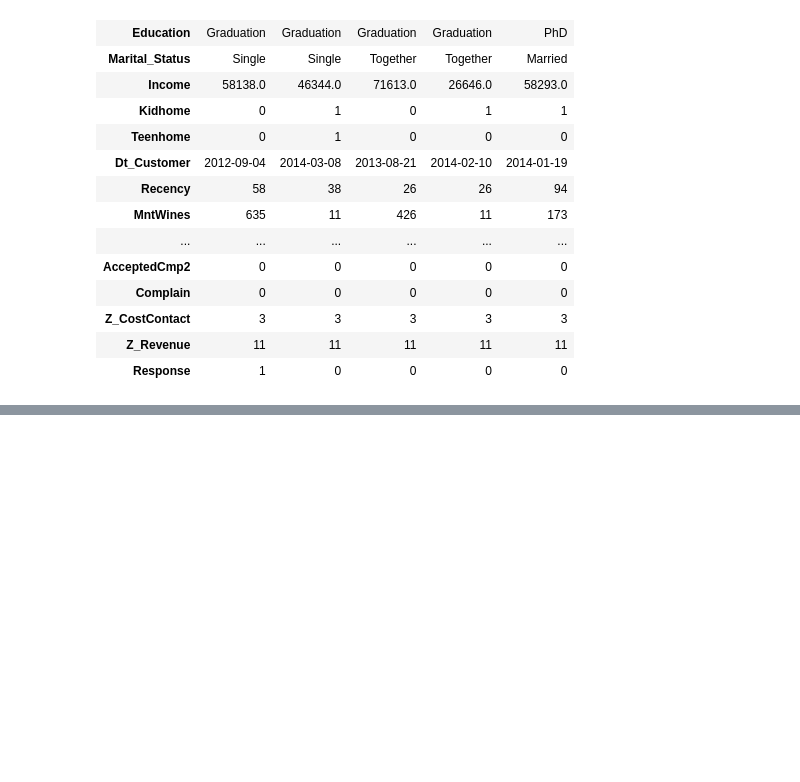
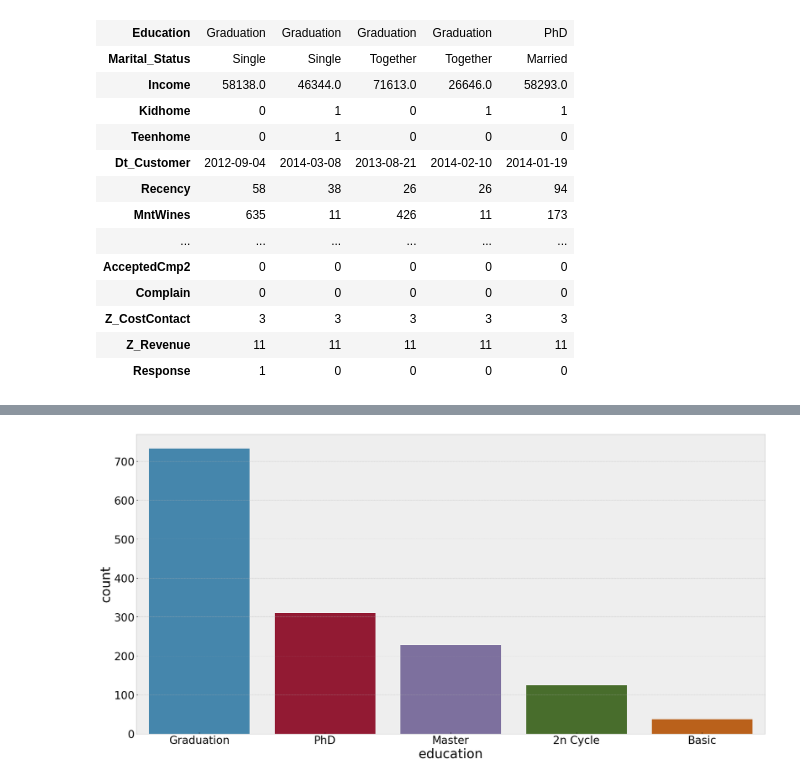
Before and after one commit to andersonrenatobonif/case_food_delivery, a Jupyter notebook: notebooks/v001.ipynb, the cells around one changed output, grey strips where cells are left out. Saved outputs shown, nothing was run; the diff lists cells and outputs as text; code cells hidden in the pictures; blank space fills up the shorter version.

```diff
--- a/notebooks/v001.ipynb
+++ b/notebooks/v001.ipynb
@@ -66,0 +330,4 @@ df.head().T
+# %%
+sns.countplot( data=df3, x='education');
+# %% [output]
+[figure, added]
```
Also changed, not shown: parts of 51 cells of this notebook.
